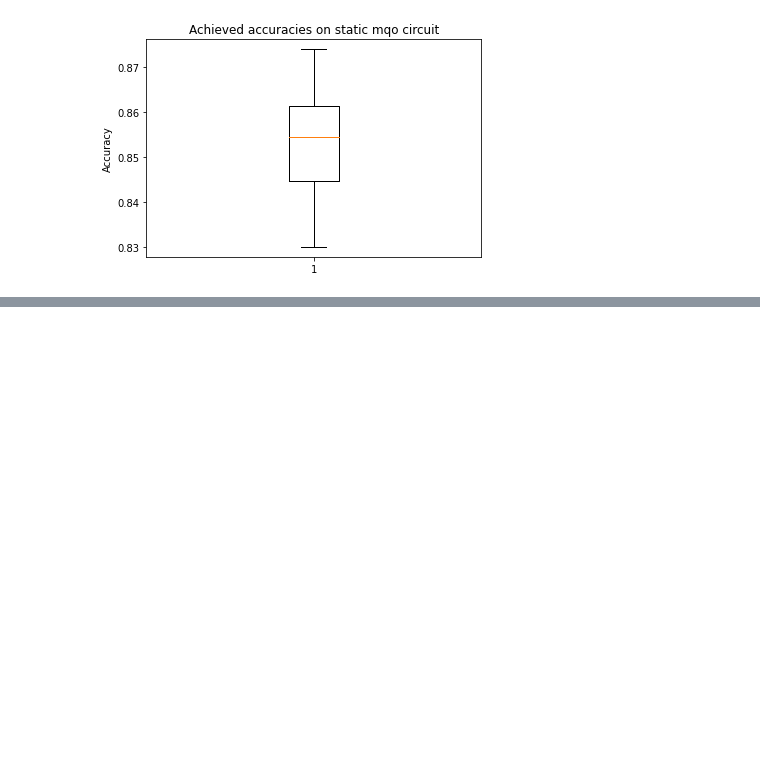
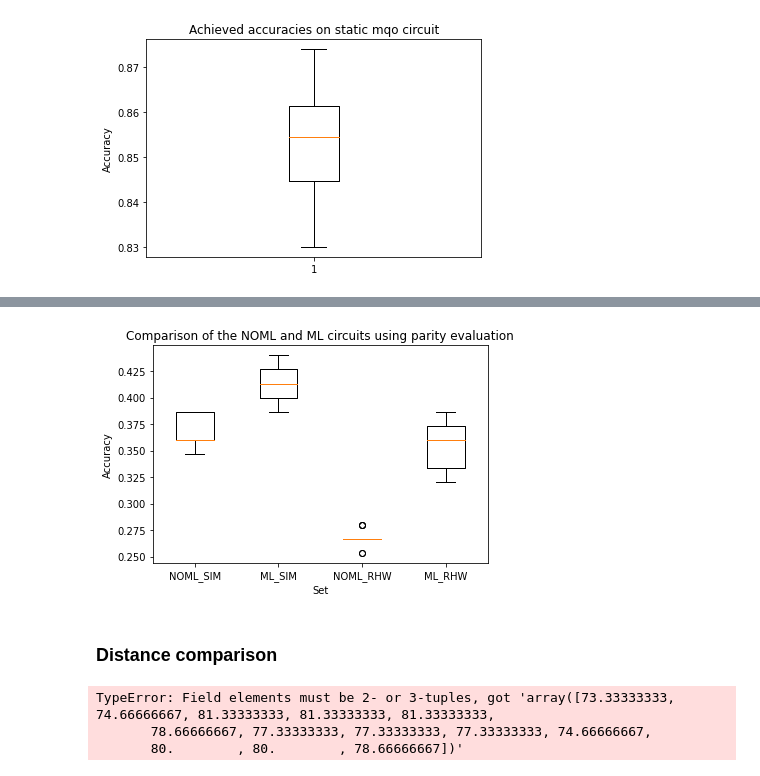
Before and after one commit to RicardoMonteiroSimoes/Quantum-Machine-Learning, a Jupyter notebook: code/circuit_to_latex.ipynb, the cells around one changed output, grey strips where cells are left out. Cells and saved outputs as stored; diff of their text form; code cells hidden in the pictures; blank space fills up the shorter version.

```diff
--- a/code/circuit_to_latex.ipynb
+++ b/code/circuit_to_latex.ipynb
@@ -387,0 +426,13 @@ plt.show()
+# %%
+boxplot_data = [noml_sim_parity_acc, ml_sim_parity_acc, noml_rhw_parity_acc, ml_rhw_parity_acc]
+fig, ax = plt.subplots()
+ax.set_title("Comparison of the NOML and ML circuits using parity evaluation")
+ax.boxplot(boxplot_data, labels=['NOML_SIM', 'ML_SIM', 'NOML_RHW', 'ML_RHW'])
+ax.set_ylabel("Accuracy")
+ax.set_xlabel("Set")
+plt.show()
+fig.savefig('../thesis/Appendices/comparison_ml_noml_circuit_parity_acc.svg')
+# %% [output]
+[figure, added]
+# %% [markdown]
+### Distance comparison
@@ -387,0 +497,7 @@ plt.show()
+# %%
+noml_dist = np.array(noml_sim_filtered_dist_boxplot, noml_real_hw_filtered_dist_boxplot)
+ml_dist = np.array(ml_sim_filtered_dist_boxplot, ml_real_hw_filtered_dist_boxplot)
+# %% [output]
+TypeError: Field elements must be 2- or 3-tuples, got 'array([73.33333333, 74.66666667, 81.33333333, 81.33333333, 81.33333333,
+       78.66666667, 77.33333333, 77.33333333, 77.33333333, 74.66666667,
+       80.        , 80.        , 78.66666667])'
```
Also changed, not shown: parts of 21 cells of this notebook, 5 other files.
